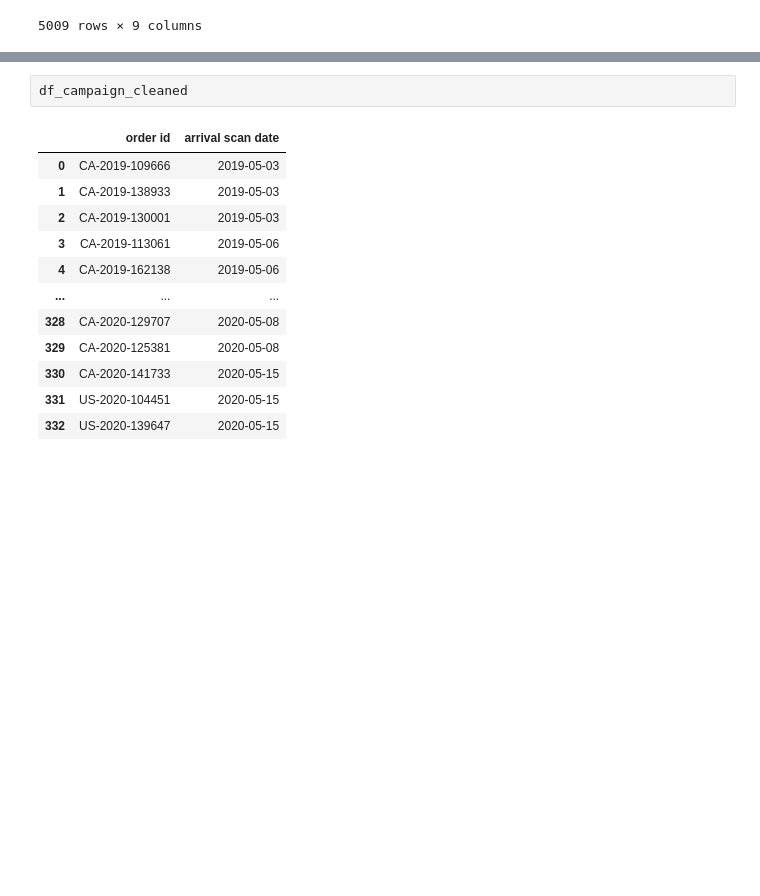
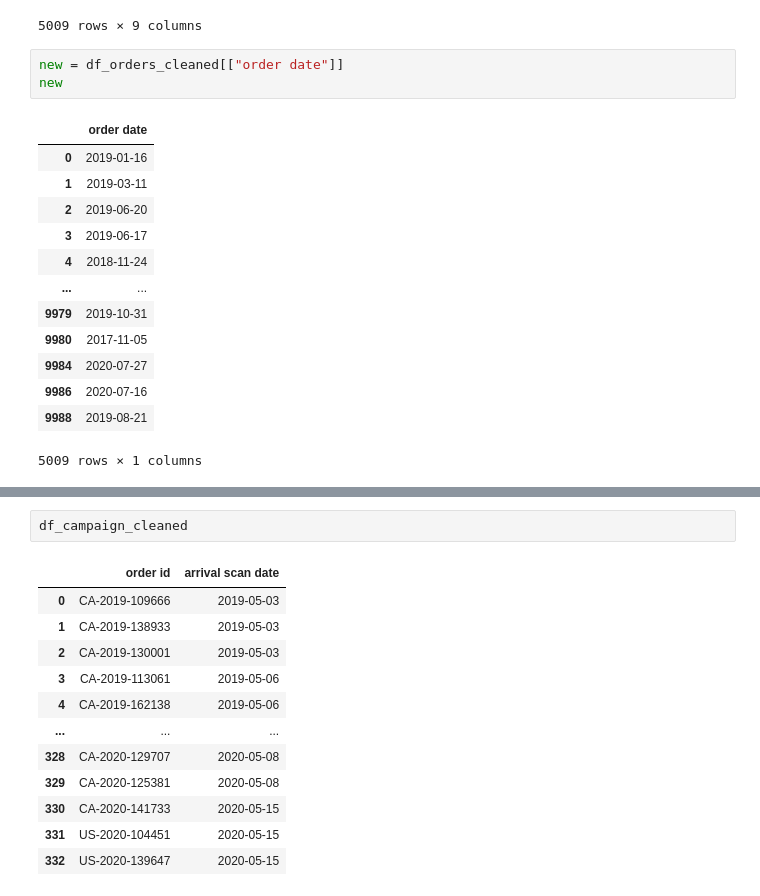
Before and after one commit to amandawang90-spec/neuefische-data-analysis-180825-muesli_eda_project, a Jupyter notebook: janina_working_file.ipynb, the cells around one changed output, grey strips where cells are left out. Cells and saved outputs as stored; diff of their text form; blank space fills up the shorter version.

```diff
--- a/janina_working_file.ipynb
+++ b/janina_working_file.ipynb
@@ -349,3 +349,20 @@ df_orders_cleaned
 | 9986 | US-2020-152842 | 2020-07-16 | Standard | NF-18385 | United States | Charlotte | North Carolina | 28205.0 | South |
 | 9988 | CA-2019-122581 | 2019-08-21 | Standard | JK-15370 | United States | New York City | New York | 10035.0 | East |
 5009 rows × 9 columns
+# %%
+new = df_orders_cleaned[["order date"]]
+new
+# %% [output]
+|  | order date |
+| 0 | 2019-01-16 |
+| 1 | 2019-03-11 |
+| 2 | 2019-06-20 |
+| 3 | 2019-06-17 |
+| 4 | 2018-11-24 |
+| ... | ... |
+| 9979 | 2019-10-31 |
+| 9980 | 2017-11-05 |
+| 9984 | 2020-07-27 |
+| 9986 | 2020-07-16 |
+| 9988 | 2019-08-21 |
+5009 rows × 1 columns
```
Also changed, not shown: parts of 3 cells of this notebook.
